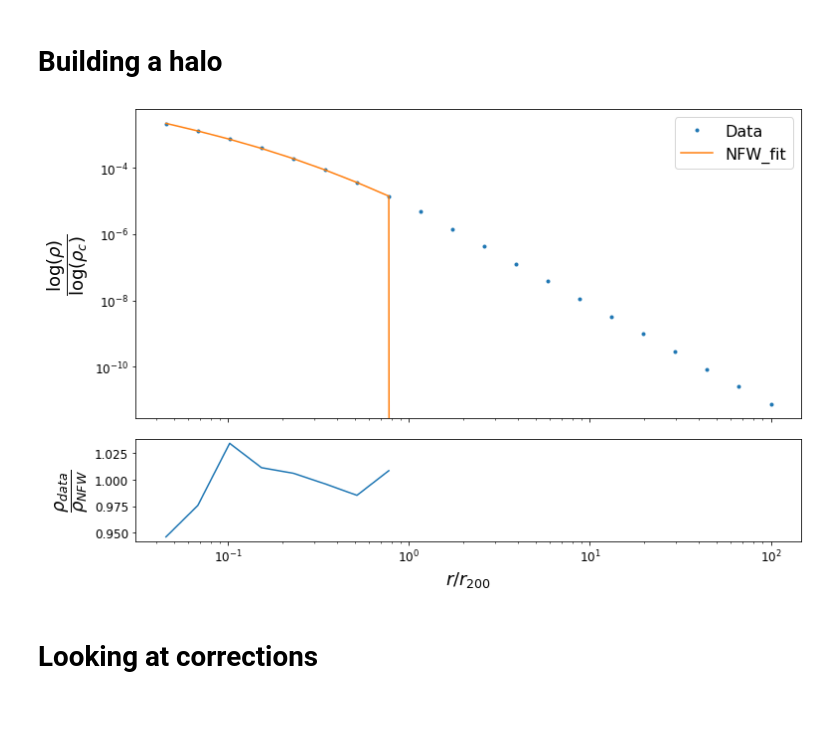
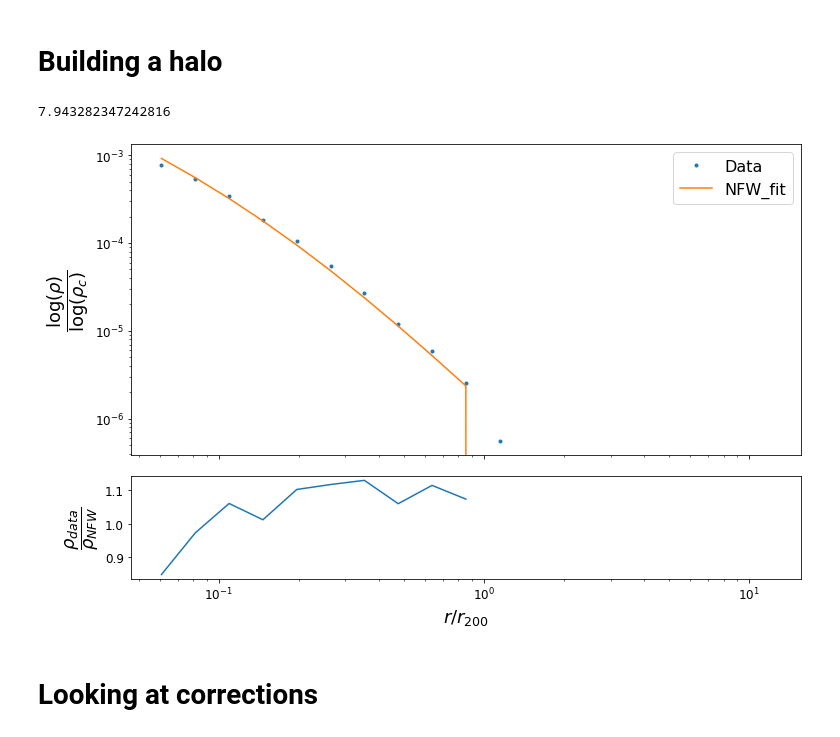
Before and after one commit to Maxelee/BCM_lensing, a Jupyter notebook: BCM_notebook.ipynb, the cells around one changed output. Saved outputs shown, nothing was run; the diff lists cells and outputs as text; code cells hidden in the pictures; blank space fills up the shorter version.

```diff
--- a/BCM_notebook.ipynb
+++ b/BCM_notebook.ipynb
@@ -62,10 +62,10 @@ particle_mass = 4.8e-2
 # NEW CARTESIAN DRIVER
 
 # Build a halo object
-halo = Halo(halo_num, group_df, groupPos, subgroupPos)
+halo = Halo(110, group_df, groupPos, subgroupPos)
 # %%
 # You can choose the maximum r_value  as mult * r_200
-mult = 100
+mult = 12
 
 # Also the resolution of the fittings/ number of radial shells
 halo.resolution=20
@@ -74,6 +74,10 @@ halo.run_density(mult)
 
 # Fit NFW parameters
 halo.nfw_fit()
+# %%
+halo.c
+# %% [output]
+7.943282347242816
 # %%
 def plot_fit(hd, ri, popt, r_200, rho_crit=Planck15.rho_crit(0), save=False):
     fig, (ax1, ax2) = plt.subplots(nrows=2, figsize=(12, 8), sharex=True, gridspec_kw={'hspace':.1, 'height_ratios':[3, 1]})
@@ -86,9 +90,9 @@ def plot_fit(hd, ri, popt, r_200, rho_crit=Planck15.rho_crit(0), save=False):
     ax2.set_ylabel(r'$\dfrac{\rho_{data}}{\rho_{NFW}}$', fontsize=18);
     plt.tight_layout()
 # %%
-plot_fit(halo.halo_density, halo.ri, [halo.c, halo.rho_s], halo.r_200)
+plot_fit(halo.halo_density, halo.ri[1:], [halo.c, halo.rho_s], halo.r_200)
 # %% [output]
-[figure, old version]
+[figure, new version]
 # %% [markdown]
 # Looking at corrections
 # %% [markdown]
```
Also changed, not shown: parts of 11 cells of this notebook.
